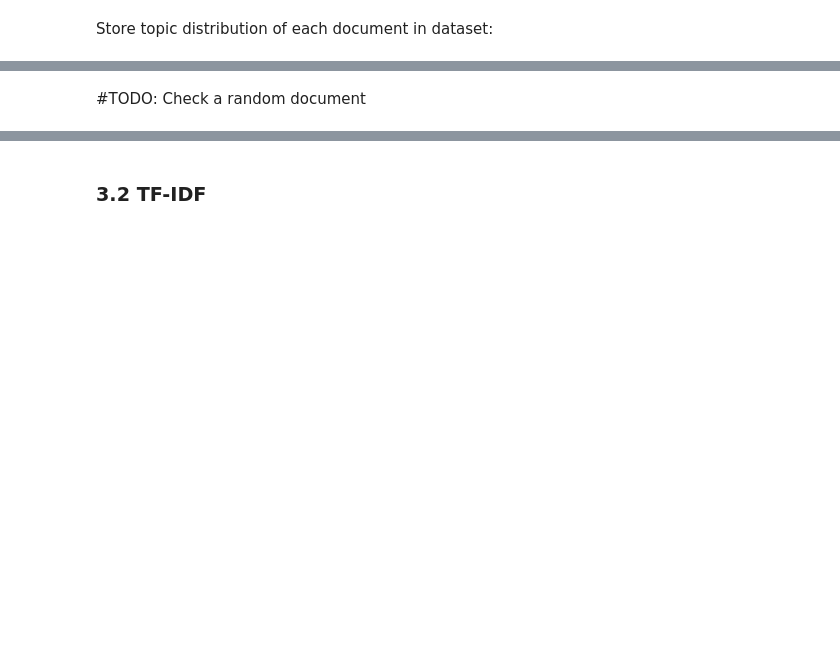
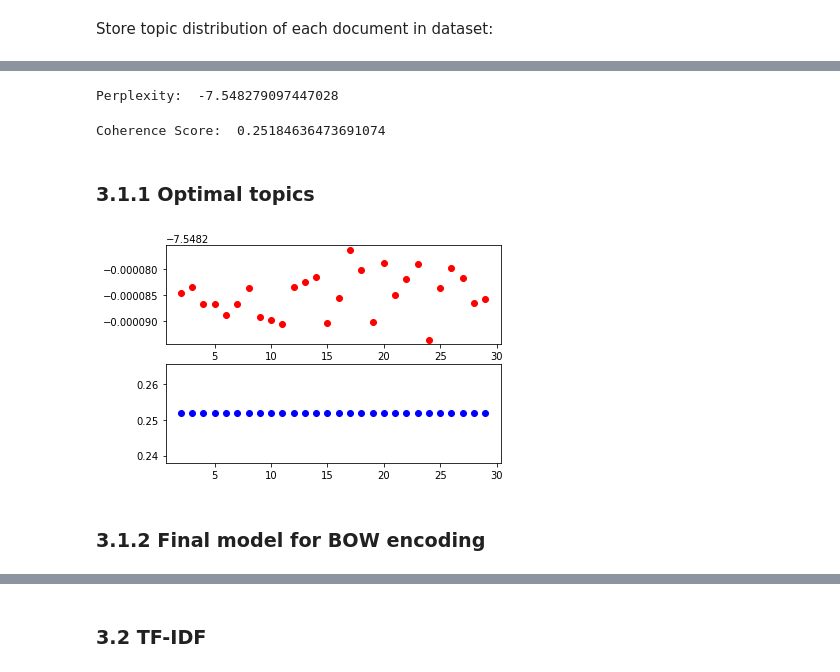
Before and after one commit to FNClassificator/FNC, a Jupyter notebook: src/fake_news_detector/notebooks/experiment_2/experiment_2.ipynb, the cells around one changed output, grey strips where cells are left out. Cells and saved outputs as stored; diff of their text form; code cells hidden in the pictures; blank space fills up the shorter version.

```diff
--- a/src/fake_news_detector/notebooks/experiment_2/experiment_2.ipynb
+++ b/src/fake_news_detector/notebooks/experiment_2/experiment_2.ipynb
@@ -44,3 +51,5 @@ df['tfidf_encoding'] = t.tfidf_encoding(list(corpus['bow_encoding']))
+# %%
+dataset['tfidf_encoding'] = t.tfidf_encoding(dataset.bow_encoding)
 # %% [markdown]
 ## 3. Topic modeling with LDA
 
@@ -72,5 +61,4 @@ def print_top_topics_by_label(lda_model, corpus, labels):
 
 Create LDA model with BOW encoding and show top words of each topic:
 # %%
-bow_lda_model = la.create_LDA(df_train['bow_encoding'], dictionary)
-lda.print_top_words(bow_lda_model)
+bow_lda_model = la.create_LDA(np.asarray(dataset.bow_encoding), dictionary, num_topics=6)
@@ -94,2 +82,41 @@ ld.model_evaluation(bow_lda_model, list(df_test['corpus']))
-# %% [markdown]
-#TODO: Check a random document
+# %%
+from gensim.models import CoherenceModel
+# Compute Perplexity
+print('\nPerplexity: ', bow_lda_model.log_perplexity(dataset['bow_encoding'].values))  # a measure of how good the model is. lower the better.
+
+# Compute Coherence Score
+coherence_model_lda = CoherenceModel(model=bow_lda_model, texts=dataset['corpus'], dictionary=dictionary, coherence='c_v')
+coherence_lda = coherence_model_lda.get_coherence()
+print('\nCoherence Score: ', coherence_lda)
+# %% [output]
+Perplexity:  -7.548279097447028
+Coherence Score:  0.25184636473691074
+# %% [markdown]
+### 3.1.1 Optimal topics
+# %%
+import matplotlib.pyplot as plt
+
+def get_optimal(lda_model, corpus, encoded_data, dictionary, min_topic, max_topic):
+    idt_values = range(min_topic, max_topic)
+    perp_values = []
+    cohe_values = []
+    for topic in idt_values:
+        perp_values.append(lda_model.log_perplexity(encoded_data))
+
+        coherence_model_lda = CoherenceModel(model=lda_model, texts=corpus, dictionary=dictionary, coherence='c_v')
+        coherence_lda = coherence_model_lda.get_coherence()
+        cohe_values.append(coherence_lda)
+
+    plt.figure(1)
+    plt.subplot(211)
+    plt.plot(idt_values, perp_values, 'ro')
+
+    plt.subplot(212)
+    plt.plot(idt_values, cohe_values, 'bo')
+    plt.show()
+# %%
+get_optimal(bow_lda_model, dataset['corpus'], dataset['bow_encoding'].values, dictionary, 2, 30)
+# %% [output]
+[figure, added]
+# %% [markdown]
+### 3.1.2 Final model for BOW encoding
```
Also changed, not shown: parts of 22 cells of this notebook, 9 other files.
